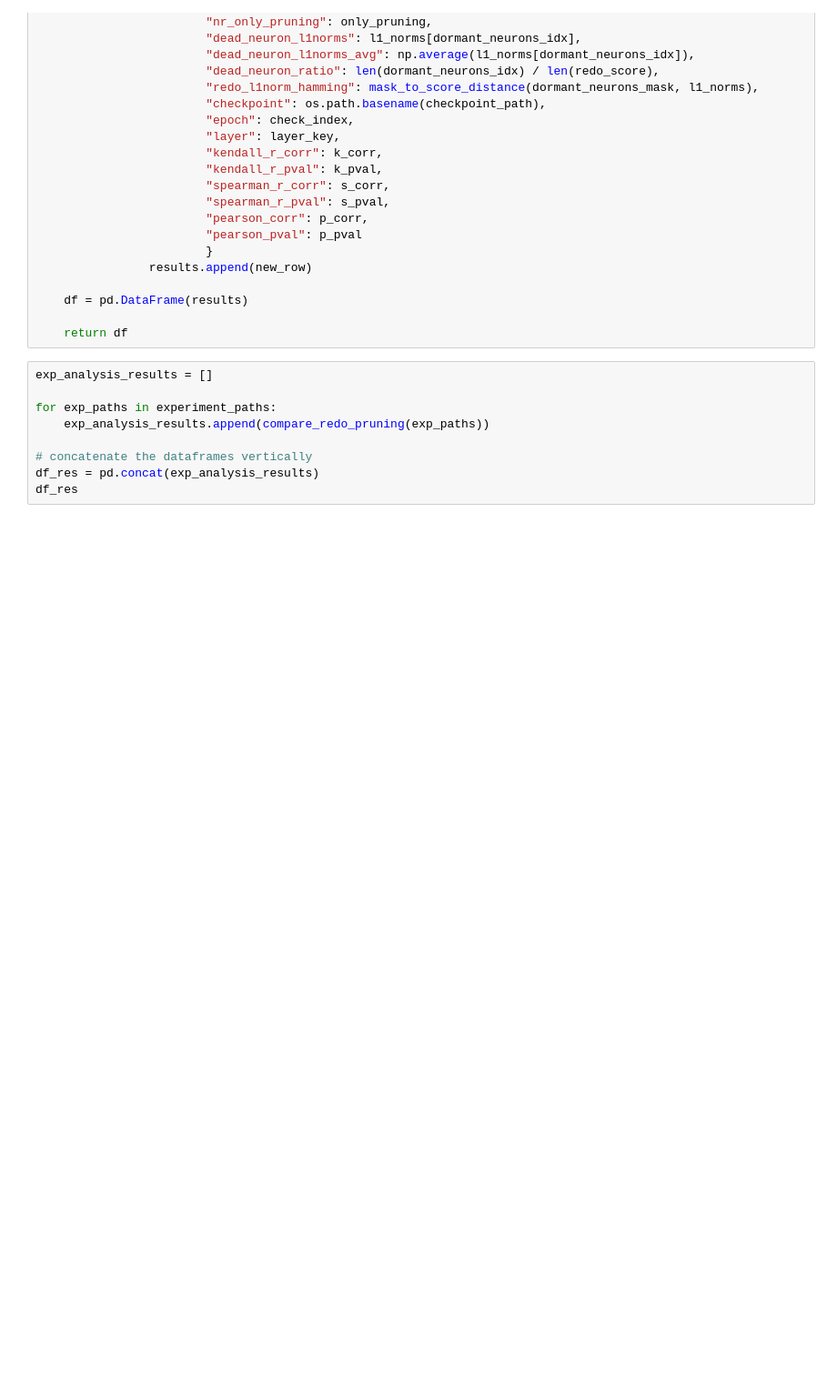
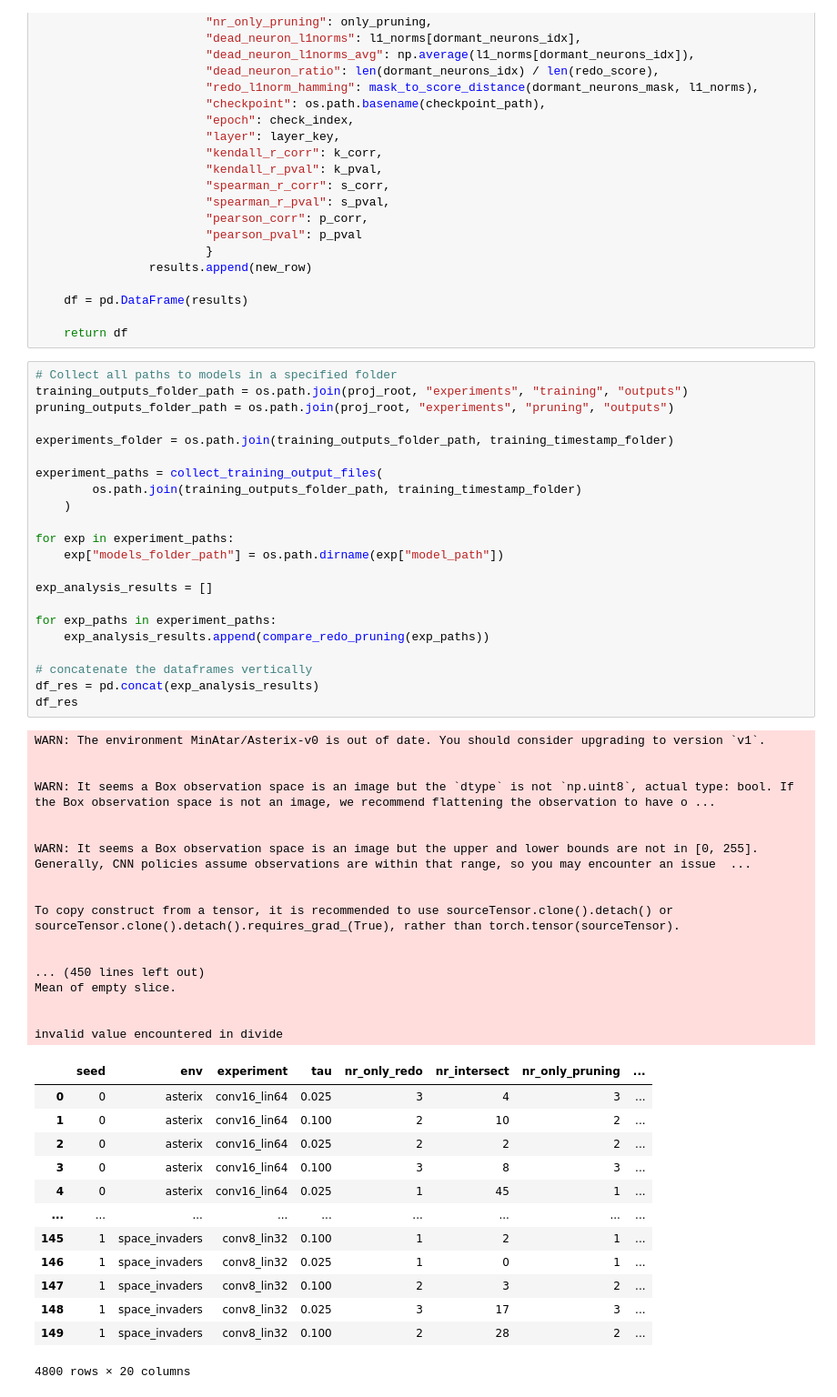
Before and after one commit to mariusdgm/minatar_work, a Jupyter notebook: notebooks/prepare_ai_days_poster.ipynb, the cells around one changed output. Shown at 91% size. Drawn from its saved outputs; the diff is of its cells as text; blank space fills up the shorter version.

```diff
--- a/notebooks/prepare_ai_days_poster.ipynb
+++ b/notebooks/prepare_ai_days_poster.ipynb
@@ -452,15 +493,59 @@ def compare_redo_pruning(exp_paths):
     df = pd.DataFrame(results)
 
     return df
-# %%
-exp_analysis_results = []
-
-for exp_paths in experiment_paths:
-    exp_analysis_results.append(compare_redo_pruning(exp_paths))
-
-# concatenate the dataframes vertically
-df_res = pd.concat(exp_analysis_results)
-df_res
+# %%
+# Collect all paths to models in a specified folder
+training_outputs_folder_path = os.path.join(proj_root, "experiments", "training", "outputs")
+pruning_outputs_folder_path = os.path.join(proj_root, "experiments", "pruning", "outputs")
+
+experiments_folder = os.path.join(training_outputs_folder_path, training_timestamp_folder)
+
+experiment_paths = collect_training_output_files(
+        os.path.join(training_outputs_folder_path, training_timestamp_folder)
+    )
+
+for exp in experiment_paths:
+    exp["models_folder_path"] = os.path.dirname(exp["model_path"])
+
+exp_analysis_results = []
+
+for exp_paths in experiment_paths:
+    exp_analysis_results.append(compare_redo_pruning(exp_paths))
+
+# concatenate the dataframes vertically
+df_res = pd.concat(exp_analysis_results)
+df_res
+# %% [output]
+WARN: The environment MinAtar/Asterix-v0 is out of date. You should consider upgrading to version `v1`.
+
+
+WARN: It seems a Box observation space is an image but the `dtype` is not `np.uint8`, actual type: bool. If the Box observation space is not an image, we recommend flattening the observation to have o ...
+
+
+WARN: It seems a Box observation space is an image but the upper and lower bounds are not in [0, 255]. Generally, CNN policies assume observations are within that range, so you may encounter an issue  ...
+
+
+To copy construct from a tensor, it is recommended to use sourceTensor.clone().detach() or sourceTensor.clone().detach().requires_grad_(True), rather than torch.tensor(sourceTensor).
+
+
+... (450 lines left out)
+Mean of empty slice.
+
+
+invalid value encountered in divide
+|  | seed | env | experiment | tau | nr_only_redo | nr_intersect | nr_only_pruning | ... |
+| 0 | 0 | asterix | conv16_lin64 | 0.025 | 3 | 4 | 3 | ... |
+| 1 | 0 | asterix | conv16_lin64 | 0.100 | 2 | 10 | 2 | ... |
+| 2 | 0 | asterix | conv16_lin64 | 0.025 | 2 | 2 | 2 | ... |
+| 3 | 0 | asterix | conv16_lin64 | 0.100 | 3 | 8 | 3 | ... |
+| 4 | 0 | asterix | conv16_lin64 | 0.025 | 1 | 45 | 1 | ... |
+| ... | ... | ... | ... | ... | ... | ... | ... | ... |
+| 145 | 1 | space_invaders | conv8_lin32 | 0.100 | 1 | 2 | 1 | ... |
+| 146 | 1 | space_invaders | conv8_lin32 | 0.025 | 1 | 0 | 1 | ... |
+| 147 | 1 | space_invaders | conv8_lin32 | 0.100 | 2 | 3 | 2 | ... |
+| 148 | 1 | space_invaders | conv8_lin32 | 0.025 | 3 | 17 | 3 | ... |
+| 149 | 1 | space_invaders | conv8_lin32 | 0.100 | 2 | 28 | 2 | ... |
+4800 rows × 20 columns
 # %%
 metric_col = 'dead_neuron_ratio'
 
```
Also changed, not shown: parts of 7 cells of this notebook, 1 other file.
